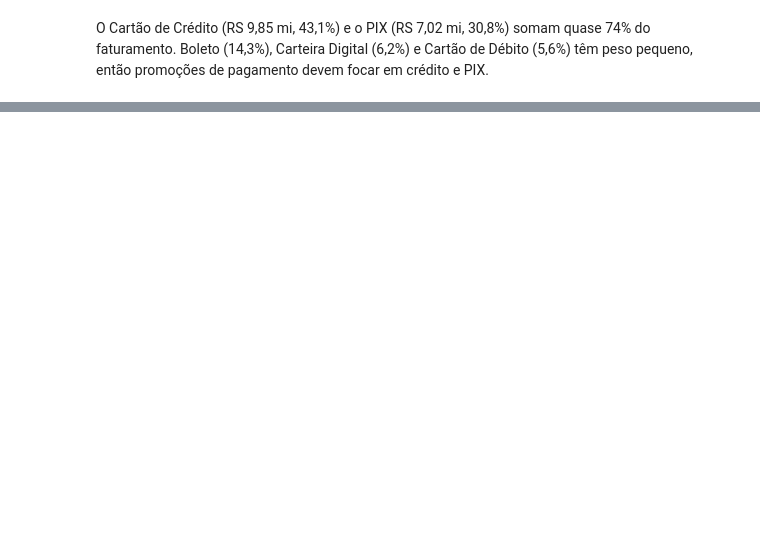
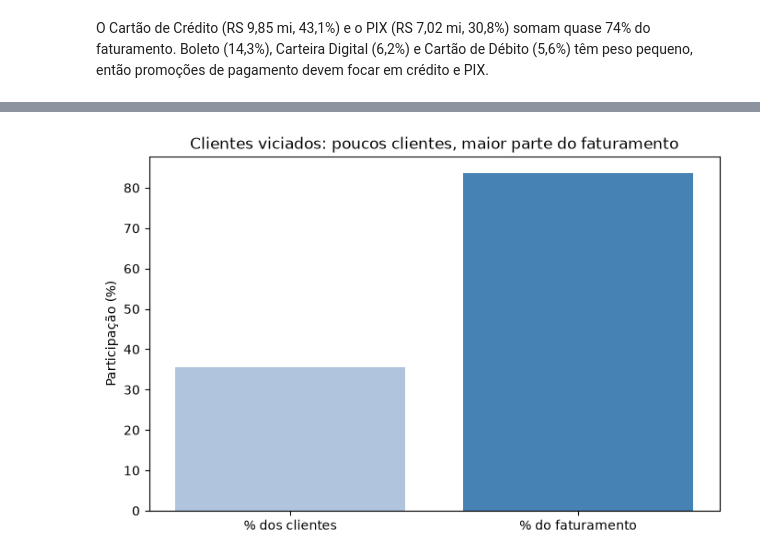
Before and after one commit to viniciusdevrr/ecommerce-data-analysis, a Jupyter notebook: analysis.ipynb, the cells around one changed output, grey strips where cells are left out. Drawn from its saved outputs; the diff is of its cells as text; code cells hidden in the pictures; blank space fills up the shorter version.

```diff
--- a/analysis.ipynb
+++ b/analysis.ipynb
@@ -596,0 +656,13 @@ O Cartão de Crédito (RS 9,85 mi, 43,1%) e o PIX (RS 7,02 mi, 30,8%) somam quas
+# %%
+# gráfico simples: quanto os viciados representam dos clientes e do faturamento
+nomes = ["% dos clientes", "% do faturamento"]
+valores = [percentual_clientes, percentual_faturamento]
+
+plt.figure(figsize=(8, 5))
+plt.bar(nomes, valores, color=["lightsteelblue", "steelblue"])
+plt.title("Clientes viciados: poucos clientes, maior parte do faturamento")
+plt.ylabel("Participação (%)")
+plt.savefig("graficos/grafico_clientes_viciados.png", dpi=150, bbox_inches="tight")
+plt.show()
+# %% [output]
+[figure, added]
```
Also changed, not shown: parts of 7 cells of this notebook, 2 other files.
